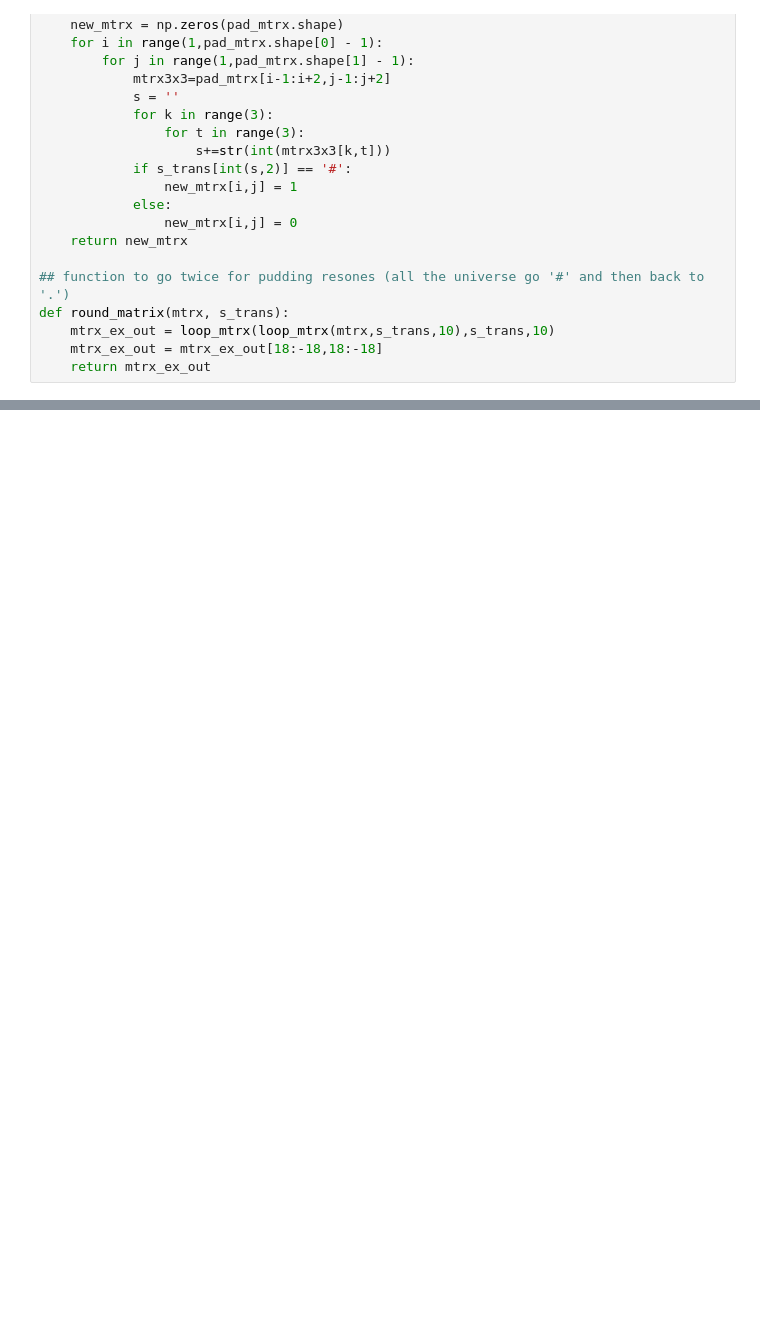
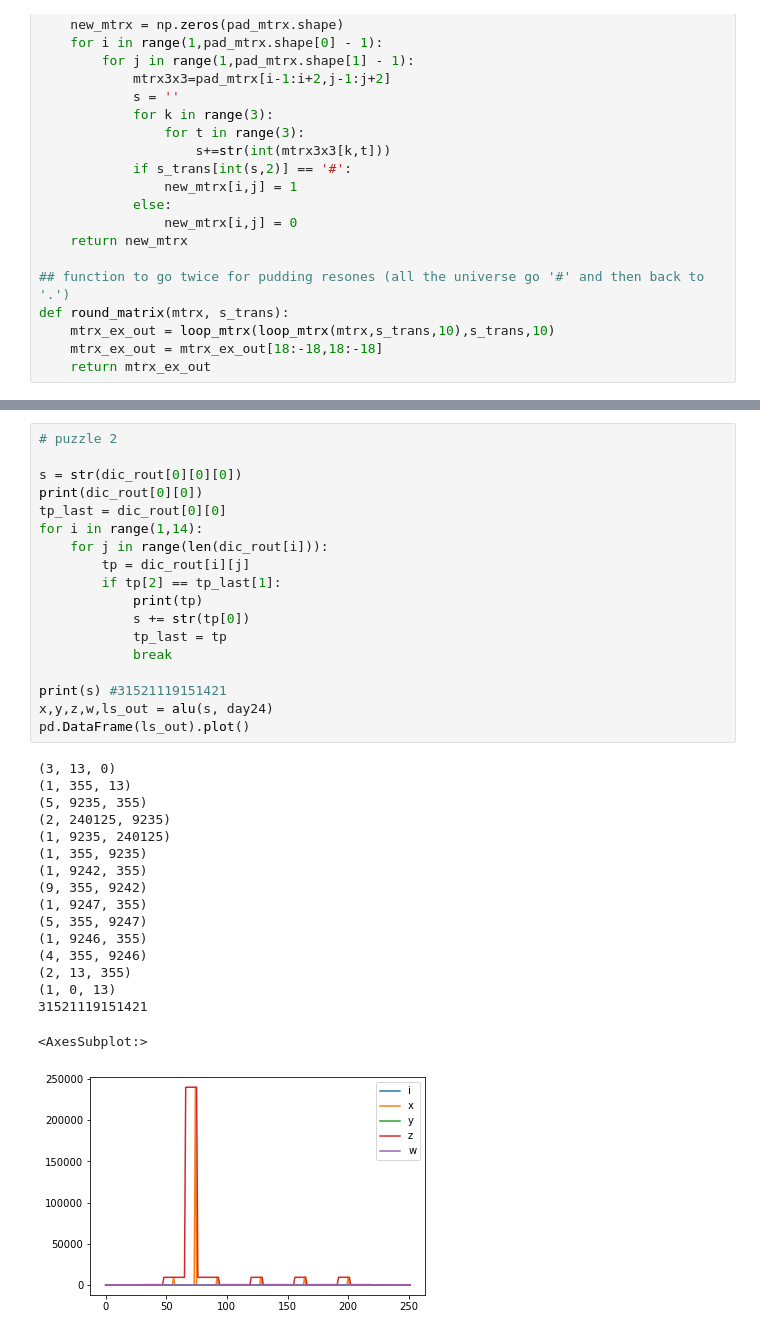
Before and after one commit to karolzak/adventofcode, a Jupyter notebook: 2021/taube-ms/advent2021.ipynb, the cells around one changed output, grey strips where cells are left out. Saved outputs shown, nothing was run; the diff lists cells and outputs as text; blank space fills up the shorter version.

```diff
--- a/2021/taube-ms/advent2021.ipynb
+++ b/2021/taube-ms/advent2021.ipynb
@@ -2673,0 +3712,36 @@ for i in range(mtrx_out.shape[0]):
+# %%
+# puzzle 2
+
+s = str(dic_rout[0][0][0])
+print(dic_rout[0][0])
+tp_last = dic_rout[0][0]
+for i in range(1,14):
+    for j in range(len(dic_rout[i])):
+        tp = dic_rout[i][j]
+        if tp[2] == tp_last[1]:
+            print(tp)
+            s += str(tp[0])
+            tp_last = tp
+            break
+
+print(s) #31521119151421
+x,y,z,w,ls_out = alu(s, day24)
+pd.DataFrame(ls_out).plot()
+# %% [output]
+(3, 13, 0)
+(1, 355, 13)
+(5, 9235, 355)
+(2, 240125, 9235)
+(1, 9235, 240125)
+(1, 355, 9235)
+(1, 9242, 355)
+(9, 355, 9242)
+(1, 9247, 355)
+(5, 355, 9247)
+(1, 9246, 355)
+(4, 355, 9246)
+(2, 13, 355)
+(1, 0, 13)
+31521119151421
+<AxesSubplot:>
+[figure, added]
```
Also changed, not shown: parts of 33 cells of this notebook.
